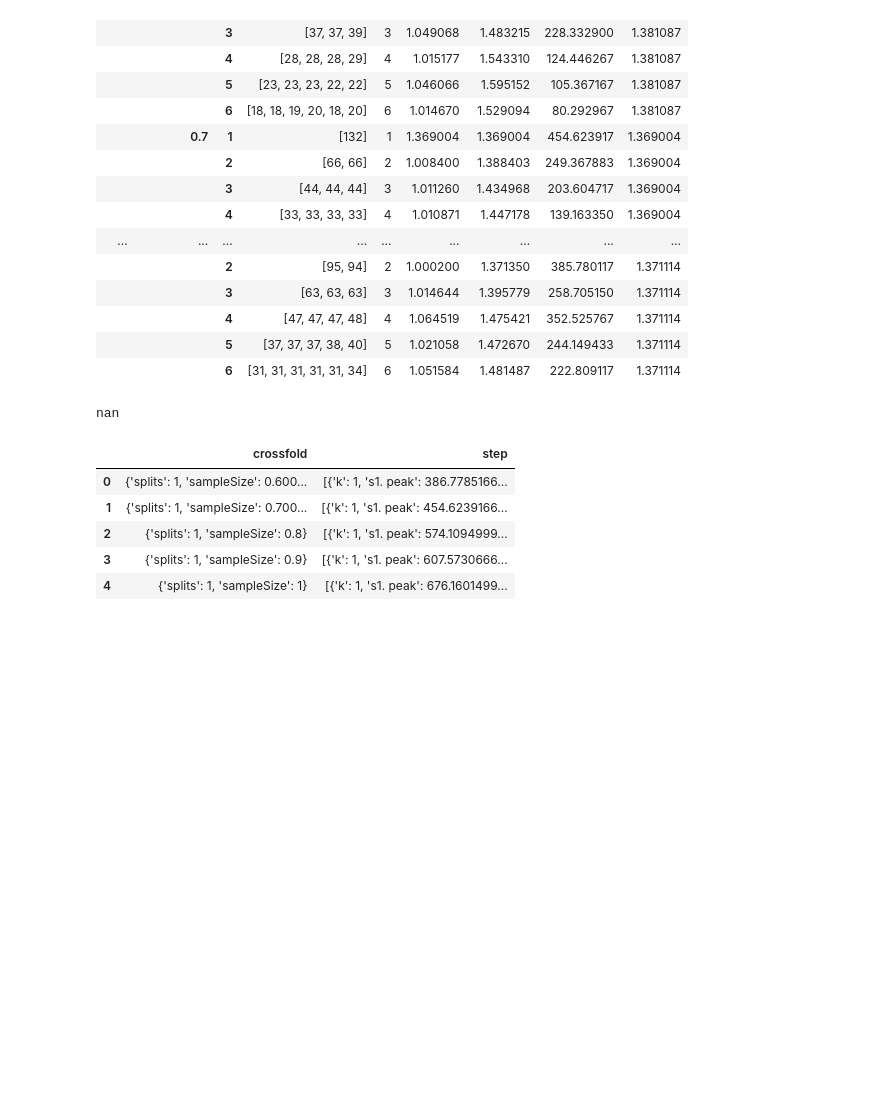
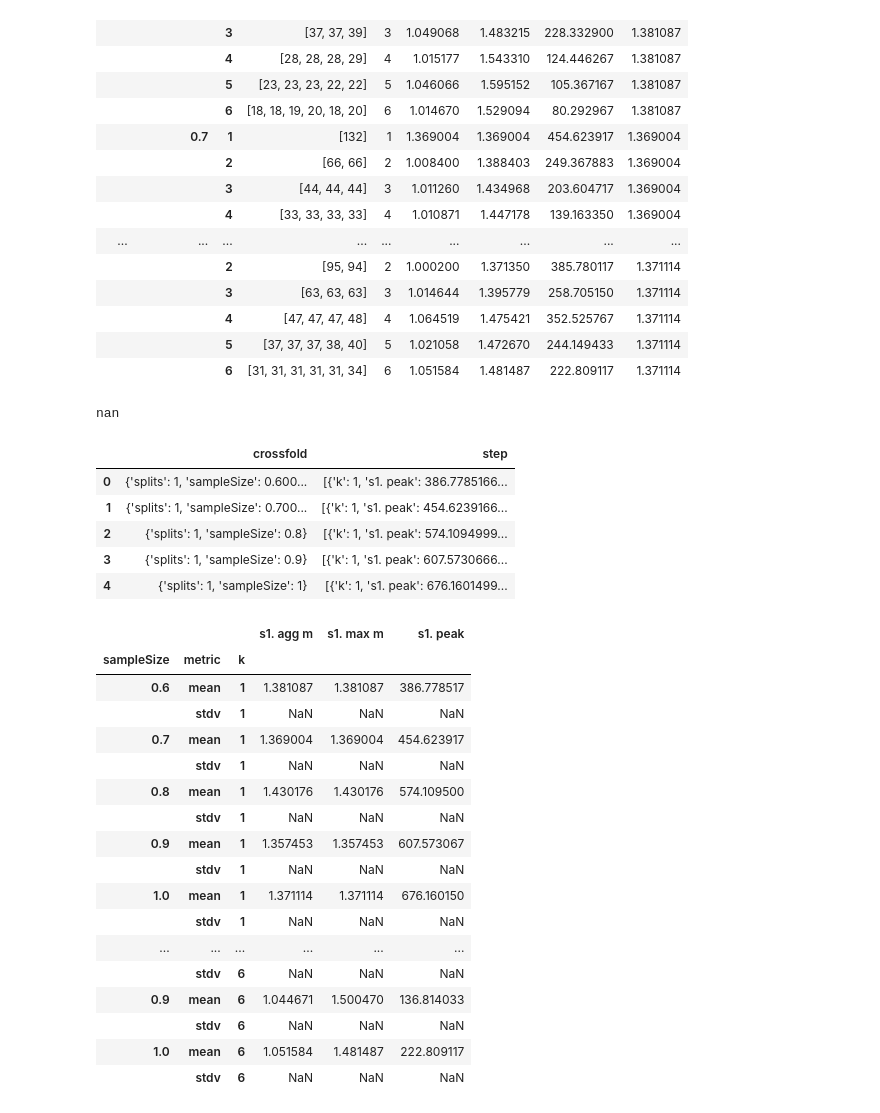
Before and after one commit to vicaba/siot-eclustering-viz, a Jupyter notebook: siot-clustering2.ipynb, the cells around one changed output. Drawn from its saved outputs; the diff is of its cells as text; code cells hidden in the pictures; blank space fills up the shorter version.

Commit message:
Crossfold statistics working

```diff
--- a/siot-clustering2.ipynb
+++ b/siot-clustering2.ipynb
@@ -146,26 +148,46 @@ with open('summaryBatch.tex','w') as tf:
 # %%
 index_list = []
 step_list = []
 
 for j in range(1, k+1):
     for ssize in (x/10 for x in range(6, 11)):
 
         index_list.append((ssize, "mean", j))
         query = f"k == {j} and sampleSize == {ssize}"
         data = {"s1. agg m" : summaryBatch_global_treated.query(query)["s1. agg m"].mean(),
                 "s1. max m" : summaryBatch_global_treated.query(query)["s1. max m"].mean(),
                 "s1. peak" : summaryBatch_global_treated.query(query)["s1. peak"].mean()}
         s = pd.Series(data,index=["s1. agg m","s1. max m","s1. peak"])
         step_list.append(s)
 
         index_list.append((ssize, "stdv", j))
         query = f"k == {k2} and sampleSize == {sampleSize}"
         data = {"s1. agg m" : summaryBatch_global_treated.query(query)["s1. agg m"].std(),
                 "s1. max m" : summaryBatch_global_treated.query(query)["s1. max m"].std(),
                 "s1. peak" : summaryBatch_global_treated.query(query)["s1. peak"].std()}
         s = pd.Series(data,index=["s1. agg m","s1. max m","s1. peak"])
         step_list.append(s)
 
 index = pd.MultiIndex.from_tuples(index_list, names=["sampleSize", "metric", "k"])
 summaryBatch_global_statistics = pd.DataFrame(step_list, index=index)
+summaryBatch_global_statistics
+# %% [output]
+|  |  |  | s1. agg m | s1. max m | s1. peak |
+| sampleSize | metric | k |  |  |  |
+| 0.6 | mean | 1 | 1.381087 | 1.381087 | 386.778517 |
+|  | stdv | 1 | NaN | NaN | NaN |
+| 0.7 | mean | 1 | 1.369004 | 1.369004 | 454.623917 |
+|  | stdv | 1 | NaN | NaN | NaN |
+| 0.8 | mean | 1 | 1.430176 | 1.430176 | 574.109500 |
+|  | stdv | 1 | NaN | NaN | NaN |
+| 0.9 | mean | 1 | 1.357453 | 1.357453 | 607.573067 |
+|  | stdv | 1 | NaN | NaN | NaN |
+| 1.0 | mean | 1 | 1.371114 | 1.371114 | 676.160150 |
+|  | stdv | 1 | NaN | NaN | NaN |
+| ... | ... | ... | ... | ... | ... |
+|  | stdv | 6 | NaN | NaN | NaN |
+| 0.9 | mean | 6 | 1.044671 | 1.500470 | 136.814033 |
+|  | stdv | 6 | NaN | NaN | NaN |
+| 1.0 | mean | 6 | 1.051584 | 1.481487 | 222.809117 |
+|  | stdv | 6 | NaN | NaN | NaN |
 # %%
```
Also changed, not shown: parts of 4 cells of this notebook.
